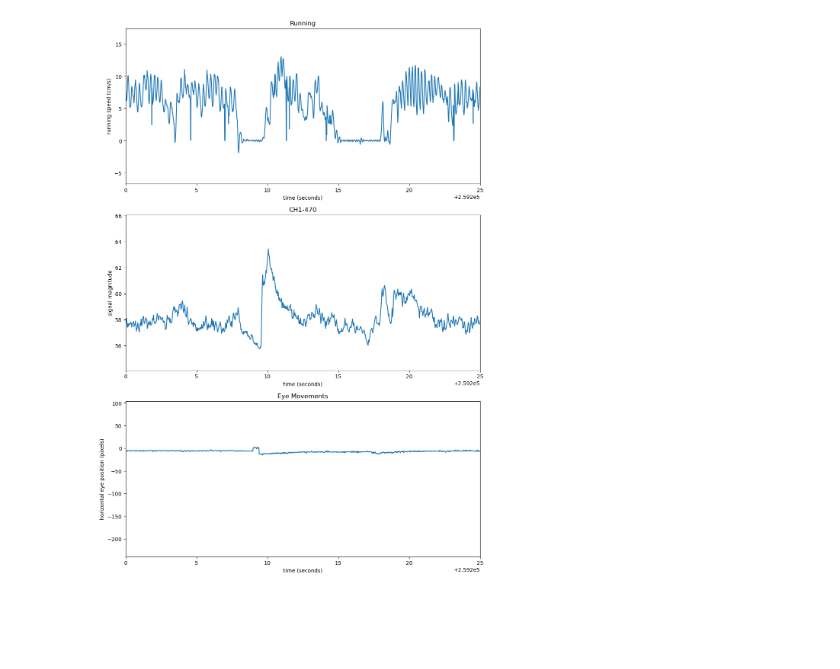
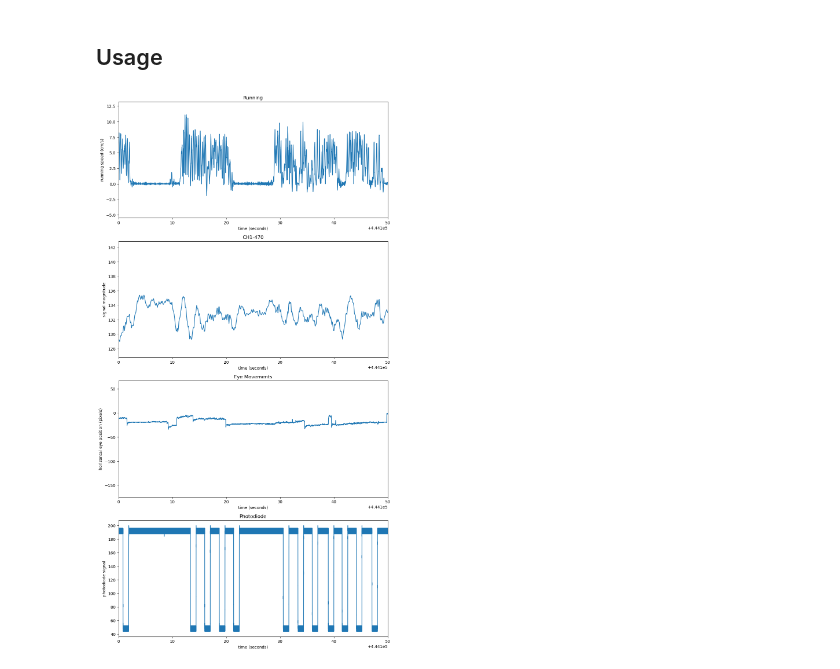
Before and after one commit to ikharitonov/vestibular_vr_pipeline, a Jupyter notebook: demo_pipeline.ipynb, the cells around one changed output. Drawn from its saved outputs; the diff is of its cells as text; code cells hidden in the pictures; blank space fills up the shorter version.

Commit message:
sync second approach

```diff
--- a/demo_pipeline.ipynb
+++ b/demo_pipeline.ipynb
@@ -8,5 +10,5 @@ import pandas as pd
 from harp_resources import process, utils
 from sleap import load_and_process as lp
 # %%
-data_path = Path('/home/ikharitonov/RANCZLAB-NAS/data/ONIX/20240730_Mismatch_Experiment/training_day4/2024-08-02T12-25-55_B3M3')
-photometry_path = Path('/home/ikharitonov/RANCZLAB-NAS/data/ONIX/20240730_Mismatch_Experiment/training_day4/photometry/B3M3_20240801_training_4/2024_08_02-14_28_27')
+data_path = Path('/home/ikharitonov/RANCZLAB-NAS/data/ONIX/20240730_Mismatch_Experiment/GRAB_MMclosed&Regular_230824/2024-08-23T14-14-16_B3M4')
+photometry_path = Path('/home/ikharitonov/RANCZLAB-NAS/data/ONIX/20240730_Mismatch_Experiment/GRAB_MMclosed&Regular_230824/photometry/B3M4_MMclosed&Regular_day2/2024_08_23-16_17_49')
@@ -54,12 +59,12 @@ SleapData = process.convert_arrays_to_dataframe(['Seconds', 'Ellipse.Width', 'El
+# %%
+conversions = process.calculate_conversions_second_approach(data_path, photometry_path, verbose=False)
 # %%
 streams = utils.load_registers(data_path)
 
 Photometry = utils.read_fluorescence(photometry_path)
-OnixDigital = utils.read_onix_digital(data_path)
+Photometry['HARP Timestamps'] = conversions['photometry_to_harp_time'](Photometry['TimeStamp'])
 
-AlignedPhotometry = process.align_fluorescence_first_approach(Photometry, OnixDigital)
-
-streams = process.reformat_and_add_many_streams(streams, AlignedPhotometry, 'Photometry', ['CH1-410', 'CH1-470', 'CH1-560'])
+streams = process.reformat_and_add_many_streams(streams, Photometry, 'Photometry', ['CH1-410', 'CH1-470', 'CH1-560'], index_column_name='HARP Timestamps')
 streams = process.reformat_and_add_many_streams(streams, SleapData, 'Eye Movements', ['Ellipse.Width', 'Ellipse.Height', 'Ellipse.Angle', 'Ellipse.Center.X', 'Ellipse.Center.Y'])
 
 _ = process.get_timepoint_info(streams, print_all=True)
@@ -106,0 +91,15 @@ OpticalTrackingRead0Y(46):
+# %%
+# Loading data
+OnixAnalogClock = utils.read_OnixAnalogClock(data_path)
+OnixAnalogData = utils.read_OnixAnalogData(data_path)
+ExperimentEvents = utils.read_ExperimentEvents(data_path)
+
+# Selecting desired HARP times, applying conversion to ONIX time
+start_harp_time_of_halt_one = ExperimentEvents[ExperimentEvents.Value=='Apply halt: 1s'].iloc[0].Seconds
+start_harp_time_of_halt_four = ExperimentEvents[ExperimentEvents.Value=='Apply halt: 1s'].iloc[3].Seconds
+
+# Selecting photodiode times and data within the range, converting back to HARP and plotting
+selected_harp_times, selected_photodiode_data = process.select_from_photodiode_data(OnixAnalogClock, OnixAnalogData, start_harp_time_of_halt_one - 1, start_harp_time_of_halt_four, conversions)
+
+plt.plot(selected_harp_times, selected_photodiode_data[:, 0])
+plt.show()
@@ -107,3 +108,5 @@ OpticalTrackingRead0Y(46):
+# %% [markdown]
+## Usage
 # %%
 running = resampled_streams['H1']['OpticalTrackingRead0X(46)']
 photometry = resampled_streams['Photometry']['CH1-470']
@@ -126,33 +129,40 @@ def running_unit_conversion(running_array):
 running = running_unit_conversion(running) # meters per second
 running *= 100 # centimeters per second
 # %%
-# A = None
-# B = None
-A = 259200
-B = A + 25
+A = None
+B = None
+A = 444100
+B = A + 50
+photodiode_x, photodiode_y = process.select_from_photodiode_data(OnixAnalogClock, OnixAnalogData, A, B, conversions)
 
-fig, ax = plt.subplots(nrows=3, ncols=1, figsize=(12,18))
+fig, ax = plt.subplots(nrows=4, ncols=1, figsize=(12,24))
 
 t = (running.index - utils.harp.REFERENCE_EPOCH).total_seconds()
 
 ax[0].plot(t, running)
 ax[0].set_title('Running')
 ax[0].set_xlim([A,B])
 ax[0].set_xlabel('time (seconds)')
 ax[0].set_ylabel('running speed (cm/s)')
 
 ax[1].plot(t, photometry)
 ax[1].set_title('CH1-470')
 ax[1].set_xlim([A,B])
 ax[1].set_xlabel('time (seconds)')
 ax[1].set_ylabel('signal magnitude')
 
 ax[2].plot(t, eye_movements)
 ax[2].set_title('Eye Movements')
 ax[2].set_xlim([A,B])
 ax[2].set_xlabel('time (seconds)')
 ax[2].set_ylabel('horizontal eye position (pixels)')
 
+ax[3].plot(process.convert_datetime_to_seconds(photodiode_x), photodiode_y[:,0])
+ax[3].set_title('Photodiode')
+ax[3].set_xlim([A,B])
+ax[3].set_xlabel('time (seconds)')
+ax[3].set_ylabel('photodiode signal')
+
 plt.show()
 # %% [output]
-[figure, old version]
+[figure, new version]
```
Also changed, not shown: parts of 6 cells of this notebook, 1 other file.
